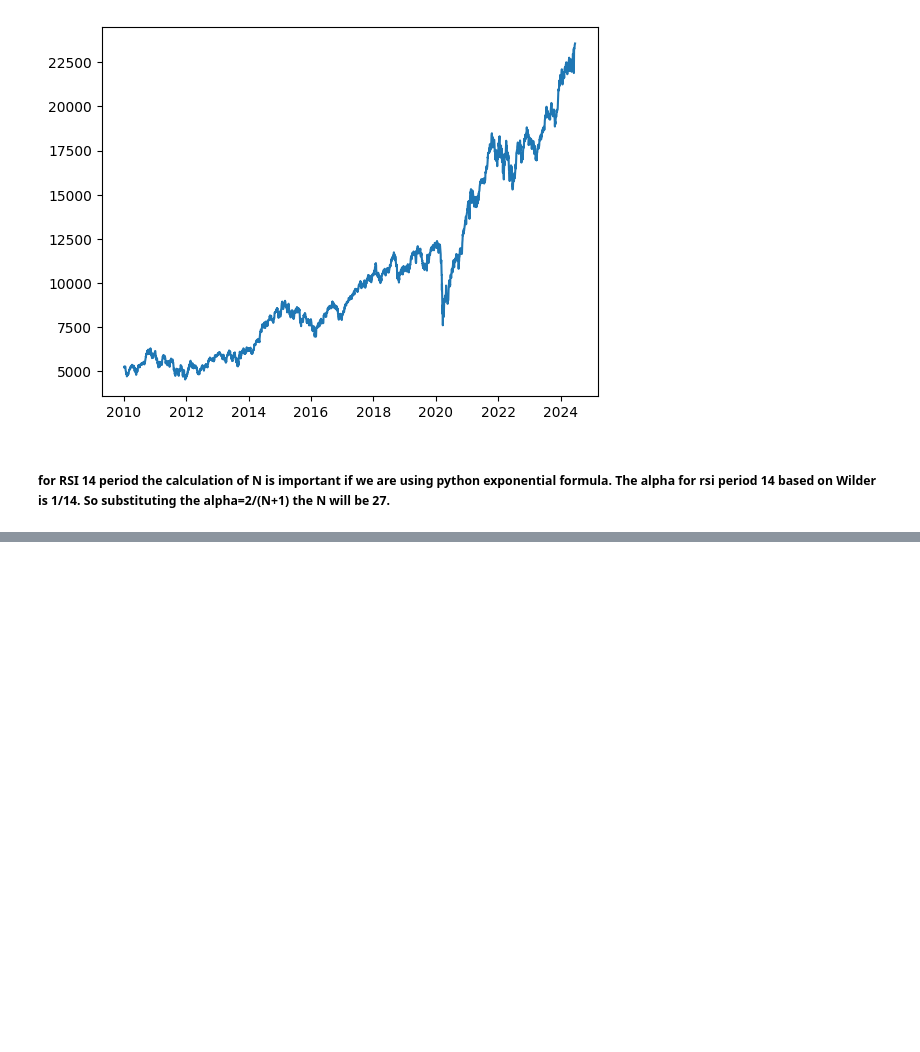
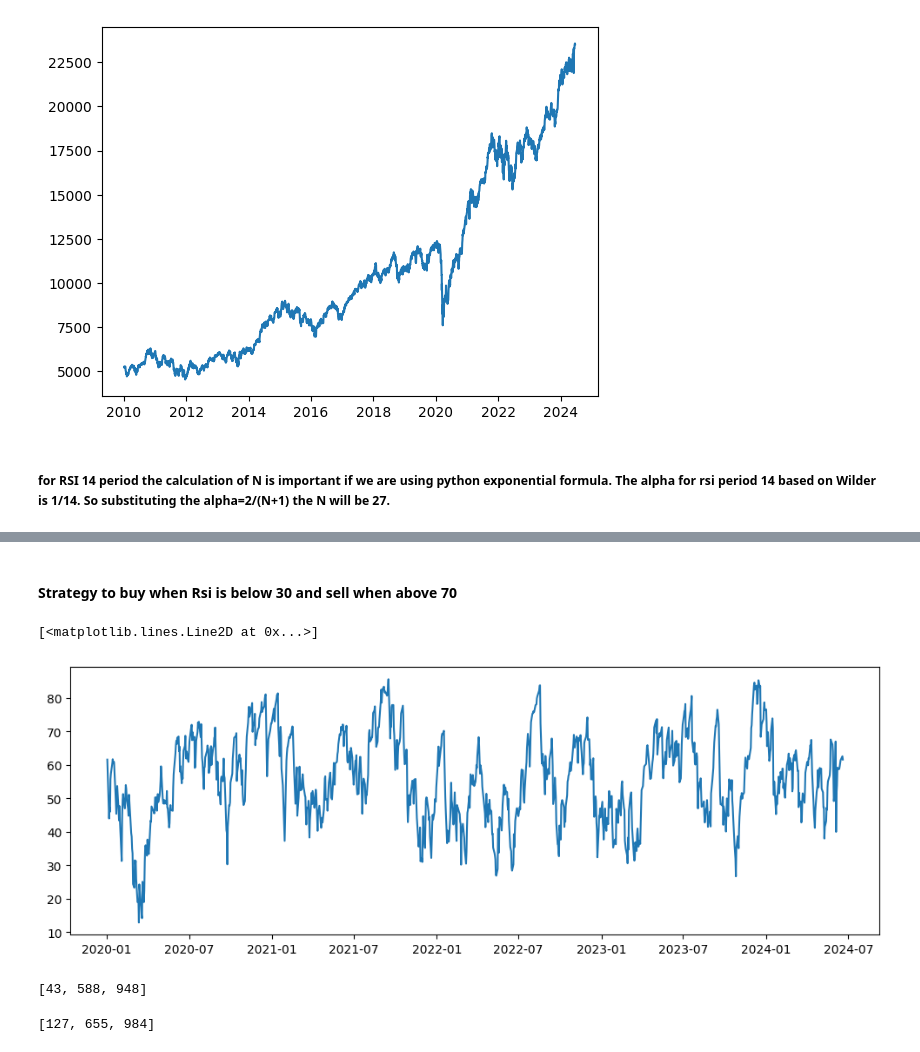
Before and after one commit to Rigava/Load-Nifty-Data, a Jupyter notebook: Technical NB/rsi.ipynb, the cells around one changed output, grey strips where cells are left out. Cells and saved outputs as stored; diff of their text form; code cells hidden in the pictures; blank space fills up the shorter version.

```diff
--- a/Technical NB/rsi.ipynb
+++ b/Technical NB/rsi.ipynb
@@ -80,0 +81,12 @@ df
+# %% [markdown]
+#### Strategy to buy when Rsi is below 30 and sell when above 70
+# %%
+# Dataframe filtered ----changed
+fil = df.index > '2020-01-01'
+df1=df[fil]
+# %%
+plt.figure(figsize=(12,4))
+plt.plot(df1.RSI)
+# %% [output]
+[<matplotlib.lines.Line2D at 0x...>]
+[figure, added]
@@ -80,0 +111,8 @@ df
+# %%
+bi
+# %% [output]
+[43, 588, 948]
+# %%
+si
+# %% [output]
+[127, 655, 984]
```
Also changed, not shown: parts of 6 cells of this notebook, 6 other files.
